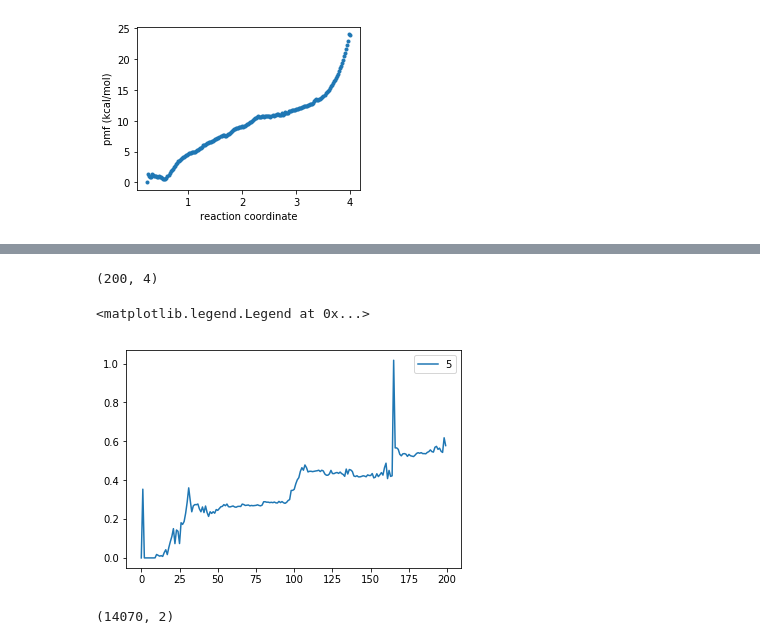
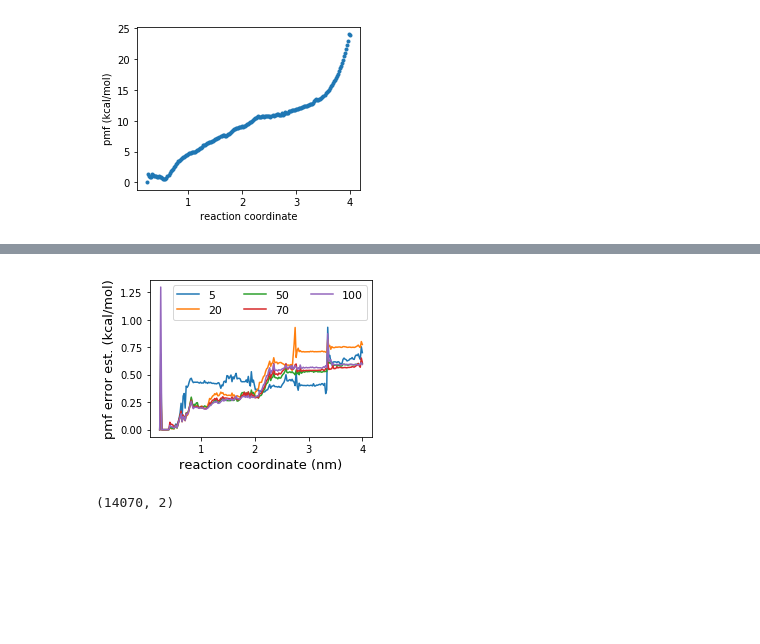
Before and after one commit to g-torr/simulation-research, a Jupyter notebook: Untitled.ipynb, the cells around one changed output, grey strips where cells are left out. Saved outputs shown, nothing was run; the diff lists cells and outputs as text; code cells hidden in the pictures; blank space fills up the shorter version.

```diff
--- a/Untitled.ipynb
+++ b/Untitled.ipynb
@@ -35,11 +28,20 @@ savefig("pmf.pdf")
-# %%
-print(shape(sigma))
-plot(sigma[:,1],"-")
-legend(bootstrap)
-# %% [output]
-(200, 4)
-<matplotlib.legend.Legend at 0x...>
-[figure, removed]
+# %%
+bootstrap=[5,20,50,70,100]
+sigma=[]
+for bstr in bootstrap:
+    p=pd.read_table(path+"bootstrap_"+str(bstr)+"/bsResult.xvg",header=12,names=["z","E","dE"])
+    sigma+=[p.dE]
+sigma=transpose(sigma)
+# %%
+figure(figsize=(4,3))
+plot(p.z,sigma,"-")
+legend(bootstrap,ncol=3,fontsize=11)
+xlabel("reaction coordinate (nm)",fontsize=13)
+ylabel("pmf error est. (kcal/mol)",fontsize=13)
+tight_layout()
+#savefig("bootstrap_beta.pdf")
+# %% [output]
+[figure, added]
 # %%
 p=pd.read_table(path+"bootstrap_"+str(bstr)+"/bsProfs.xvg",header=11,names=["z","E"])
 shape(p)
```
Also changed, not shown: parts of 2 cells of this notebook, 12 other files.
